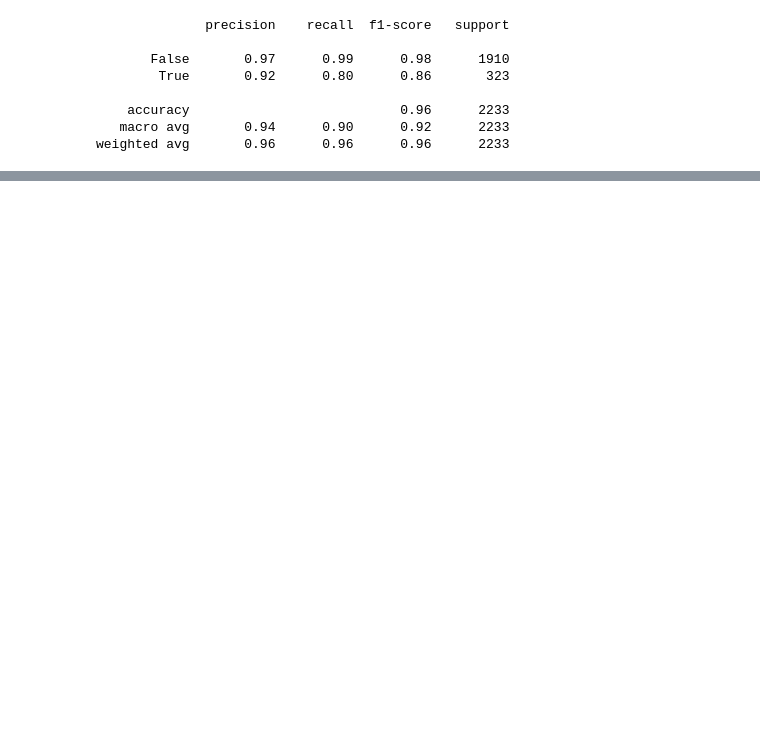
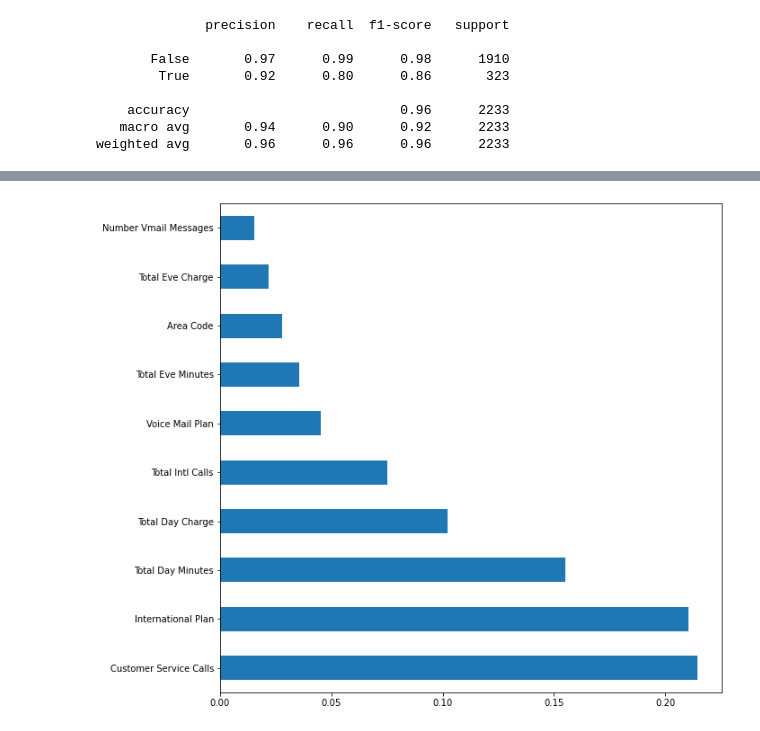
Before and after one commit to ThomasHChapman/P3-Classifer, a Jupyter notebook: WorkingNbs/WorkingNB.ipynb, the cells around one changed output, grey strips where cells are left out. Cells and saved outputs as stored; diff of their text form; code cells hidden in the pictures; blank space fills up the shorter version.

```diff
--- a/WorkingNbs/WorkingNB.ipynb
+++ b/WorkingNbs/WorkingNB.ipynb
@@ -739,0 +676,4 @@ Median f1 score:  {0.7400793650793651} .
+# %%
+gbc_importances = get_feature_importance(gbc_pipeline, 'gbc', X_train, y_train)
+# %% [output]
+[figure, added]
```
Also changed, not shown: parts of 36 cells of this notebook.
